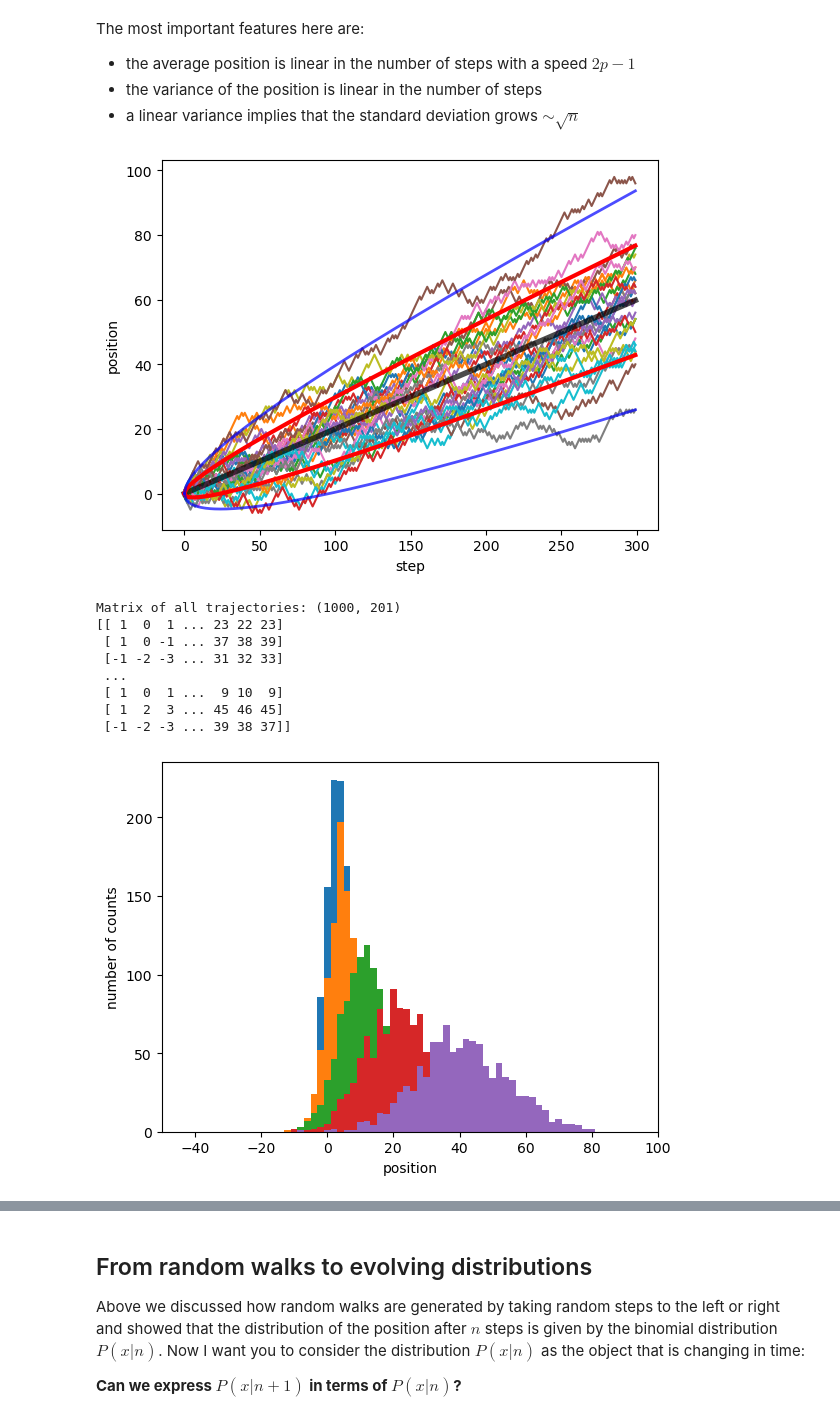
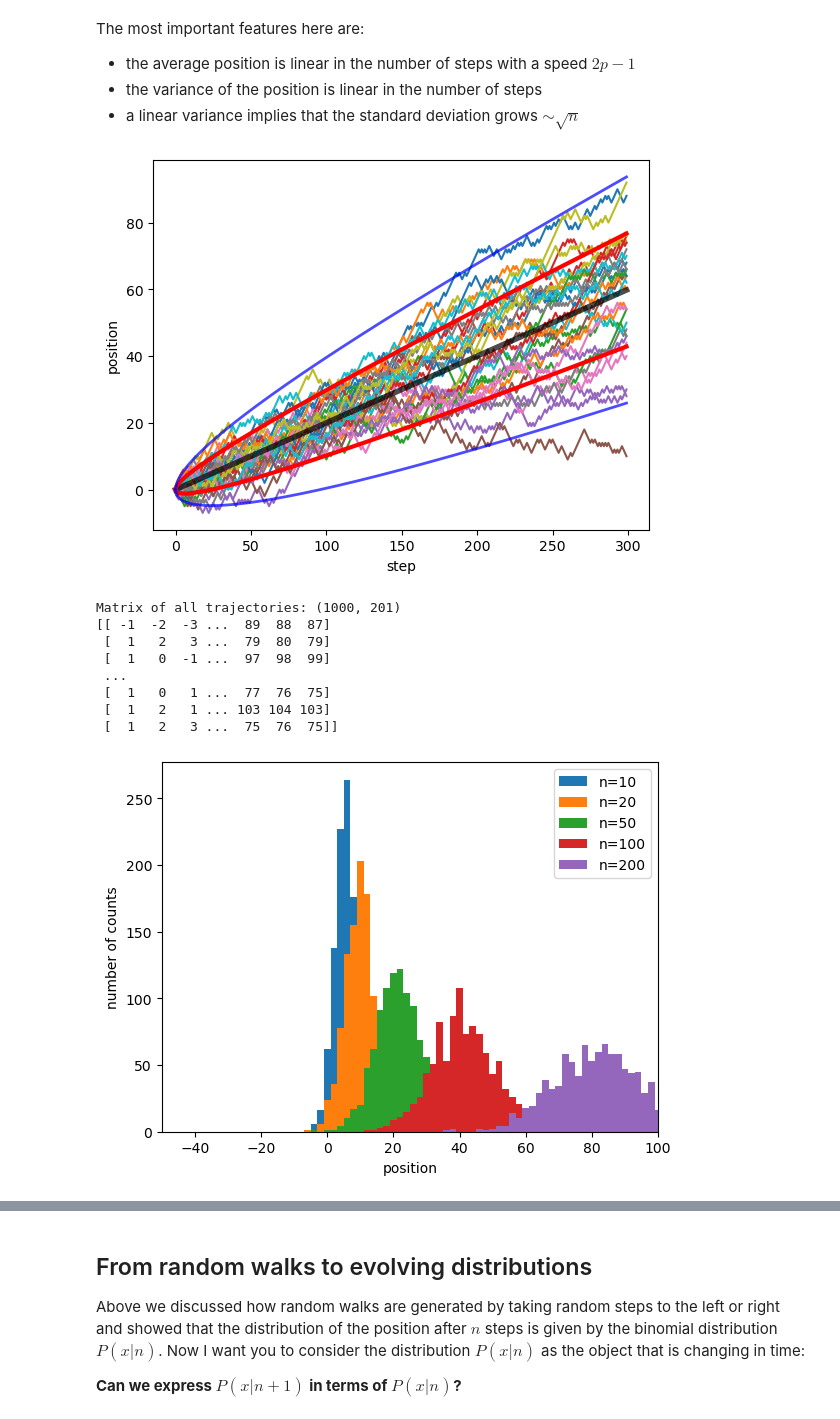
Before and after one commit to neherlab/PoL1-course-materials, a Jupyter notebook: notebooks/lecture04a_RandomWalks.ipynb, the cells around one changed output, grey strips where cells are left out. Saved outputs shown, nothing was run; the diff lists cells and outputs as text; code cells hidden in the pictures.

```diff
--- a/notebooks/lecture04a_RandomWalks.ipynb
+++ b/notebooks/lecture04a_RandomWalks.ipynb
@@ -48,7 +48,7 @@ import numpy as np
 
 n_repetitions = 15
 n_steps = 100
-p=0.6
+p=0.4
 
 
 # we repeat the entire process several timesx
@@ -165,13 +165,13 @@ plt.xlabel('step')
 plt.ylabel('position')
 plt.show()
 # %% [output]
-[figure, old version]
+[figure, new version]
 # %%
 # Alternatively, we can plot the distributions.
 # Let make a long list of very many trajectories!
 n_repetitions = 1000
 n_steps = 201
-p=0.6
+p=0.7
 
 all_traj = []
 for rep in range(n_repetitions):
@@ -186,28 +186,29 @@ print("Matrix of all trajectories:", all_traj.shape)
 print(all_traj)
 # %% [output]
 Matrix of all trajectories: (1000, 201)
-[[ 1  0  1 ... 23 22 23]
- [ 1  0 -1 ... 37 38 39]
- [-1 -2 -3 ... 31 32 33]
+[[ -1  -2  -3 ...  89  88  87]
+ [  1   2   3 ...  79  80  79]
+ [  1   0  -1 ...  97  98  99]
  ...
- [ 1  0  1 ...  9 10  9]
- [ 1  2  3 ... 45 46 45]
- [-1 -2 -3 ... 39 38 37]]
+ [  1   0   1 ...  77  76  75]
+ [  1   2   1 ... 103 104 103]
+ [  1   2   3 ...  75  76  75]]
 # %%
 # From all these trajectories, lets calculate mean and variance
 # after every step and plot the distributions.
 
 mean_and_variance = []
 for n in [10,20,50,100,200]:
-    plt.hist(all_traj[:,n], bins=np.arange(-n_steps, n_steps,2))
+    plt.hist(all_traj[:,n], bins=np.arange(-n_steps, n_steps,2), label=f"n={n}")
     # compute mean and variance for the next analysis.
     mean_and_variance.append([n, np.mean(all_traj[:,n]), np.var(all_traj[:,n])])
 plt.xlabel('position')
 plt.ylabel('number of counts')
+plt.legend()
 plt.xlim([-50,100])
 plt.show()
 # %% [output]
-[figure, old version]
+[figure, new version]
 # %%
 # Instead of distributions, we can also plot mean and variance directly vs the number of steps
 mean_and_variance = np.array(mean_and_variance)
```
Also changed, not shown: parts of 4 cells of this notebook, 8 other files.
